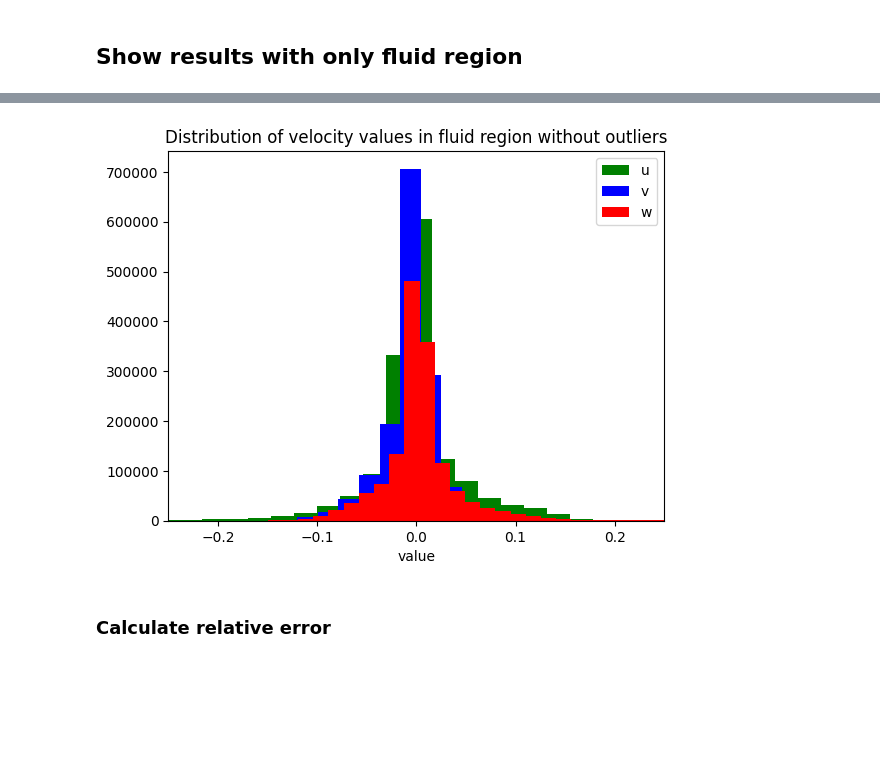
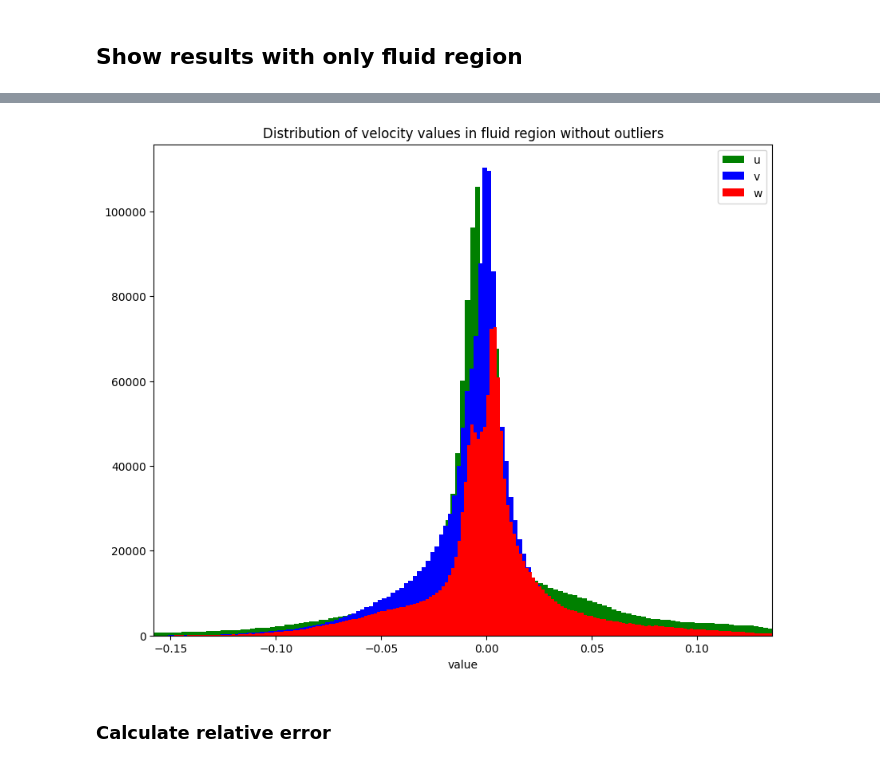
Before and after one commit to PiaaCaa/4DFlowNet, a Jupyter notebook: src/evaluate_plots.ipynb, the cells around one changed output, grey strips where cells are left out. Drawn from its saved outputs; the diff is of its cells as text; code cells hidden in the pictures; blank space fills up the shorter version.

```diff
--- a/src/evaluate_plots.ipynb
+++ b/src/evaluate_plots.ipynb
@@ -8,6 +8,7 @@ import numpy as np
 import matplotlib.pyplot as plt
 from IPython.display import display
 from utils.evaluate_utils import *
+plt.rcParams['figure.figsize'] = [10, 8]
 %matplotlib inline
 # %% [markdown]
 ### Set model and dataset to evaluate
@@ -166,15 +182,15 @@ interactive(children=(IntSlider(value=5, description='frame', max=19), IntSlider
 # %%
-plt.hist(gt["u"][np.where(temporal_mask !=0)].flatten(), bins = 100, color='g', label = 'u')
-plt.hist(gt["v"][np.where(temporal_mask !=0)].flatten(), bins = 100,  color='b', label = 'v')
-plt.hist(gt["w"][np.where(temporal_mask !=0)].flatten(), bins = 100,  color='r', label = 'w')
-plt.xlim(-0.25, 0.25)
+plt.hist(gt["u"][np.where(temporal_mask !=0)].flatten(), bins = 1000, color='g', label = 'u')
+plt.hist(gt["v"][np.where(temporal_mask !=0)].flatten(), bins = 1000,  color='b', label = 'v')
+plt.hist(gt["w"][np.where(temporal_mask !=0)].flatten(), bins = 1000,  color='r', label = 'w')
+plt.xlim(np.quantile(gt["u"][np.where(temporal_mask !=0)].flatten(), 0.01), np.quantile(gt["u"][np.where(temporal_mask !=0)].flatten(), 0.99))
 plt.xlabel('value')
 plt.xlabel('value')
 plt.title("Distribution of velocity values in fluid region without outliers")
 plt.legend()
 plt.show()
 # %% [output]
-[figure, old version]
+[figure, new version]
 # %% [markdown]
 ### Calculate relative error
 # %%
```
Also changed, not shown: parts of 10 cells of this notebook, 4 other files.
